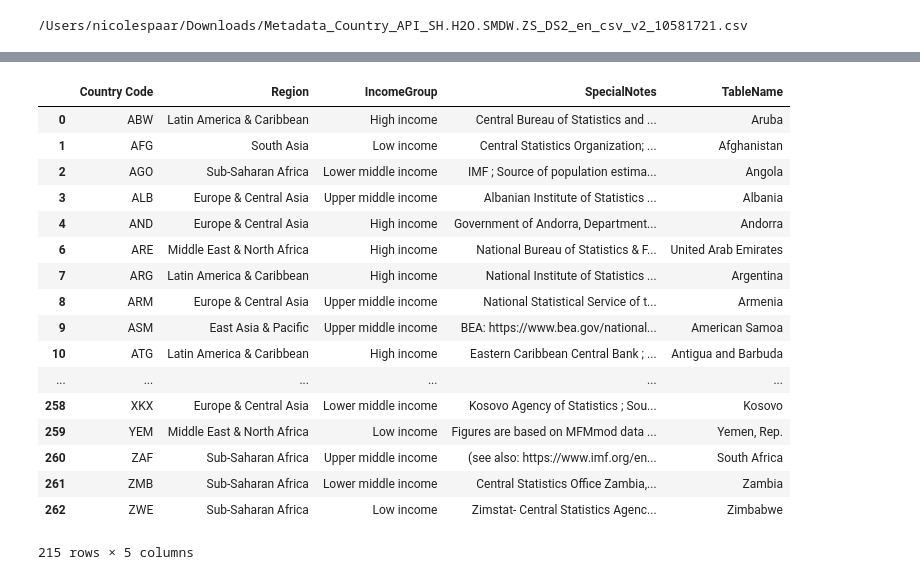
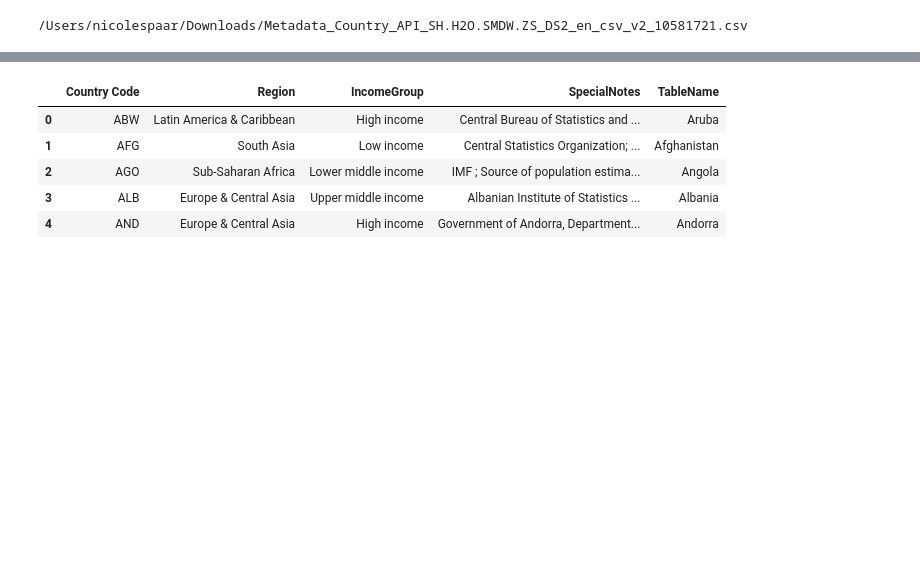
Before and after one commit to ykarki1/water-access, a Jupyter notebook: water_notebook.ipynb, the cells around one changed output, grey strips where cells are left out. Cells and saved outputs as stored; diff of their text form; code cells hidden in the pictures; blank space fills up the shorter version.

```diff
--- a/water_notebook.ipynb
+++ b/water_notebook.ipynb
@@ -114,29 +102,17 @@ csv1_DF_clean
 # %%
 csv2_DF = pd.read_csv(csv2)
 csv2_DF_clean = csv2_DF.drop(["Unnamed: 5"], axis=1).dropna(axis=0)
 ### output to csv is temporary for group work to continue before sql integration
 csv2_DF_clean.to_csv("income_groups.csv")
 ###
-csv2_DF_clean
+csv2_DF_clean.head()
 # %% [output]
 |  | Country Code | Region | IncomeGroup | SpecialNotes | TableName |
 | 0 | ABW | Latin America & Caribbean | High income | Central Bureau of Statistics and ... | Aruba |
 | 1 | AFG | South Asia | Low income | Central Statistics Organization; ... | Afghanistan |
 | 2 | AGO | Sub-Saharan Africa | Lower middle income | IMF ; Source of population estima... | Angola |
 | 3 | ALB | Europe & Central Asia | Upper middle income | Albanian Institute of Statistics ... | Albania |
 | 4 | AND | Europe & Central Asia | High income | Government of Andorra, Department... | Andorra |
-| 6 | ARE | Middle East & North Africa | High income | National Bureau of Statistics & F... | United Arab Emirates |
-| 7 | ARG | Latin America & Caribbean | High income | National Institute of Statistics ... | Argentina |
-| 8 | ARM | Europe & Central Asia | Upper middle income | National Statistical Service of t... | Armenia |
-| 9 | ASM | East Asia & Pacific | Upper middle income | BEA: https://www.bea.gov/national... | American Samoa |
-| 10 | ATG | Latin America & Caribbean | High income | Eastern Caribbean Central Bank ; ... | Antigua and Barbuda |
-| ... | ... | ... | ... | ... | ... |
-| 258 | XKX | Europe & Central Asia | Lower middle income | Kosovo Agency of Statistics ; Sou... | Kosovo |
-| 259 | YEM | Middle East & North Africa | Low income | Figures are based on MFMmod data ... | Yemen, Rep. |
-| 260 | ZAF | Sub-Saharan Africa | Upper middle income | (see also: https://www.imf.org/en... | South Africa |
-| 261 | ZMB | Sub-Saharan Africa | Lower middle income | Central Statistics Office Zambia,... | Zambia |
-| 262 | ZWE | Sub-Saharan Africa | Low income | Zimstat- Central Statistics Agenc... | Zimbabwe |
-215 rows × 5 columns
 # %%
 from sqlalchemy import create_engine
 
```
Also changed, not shown: parts of 7 cells of this notebook.
